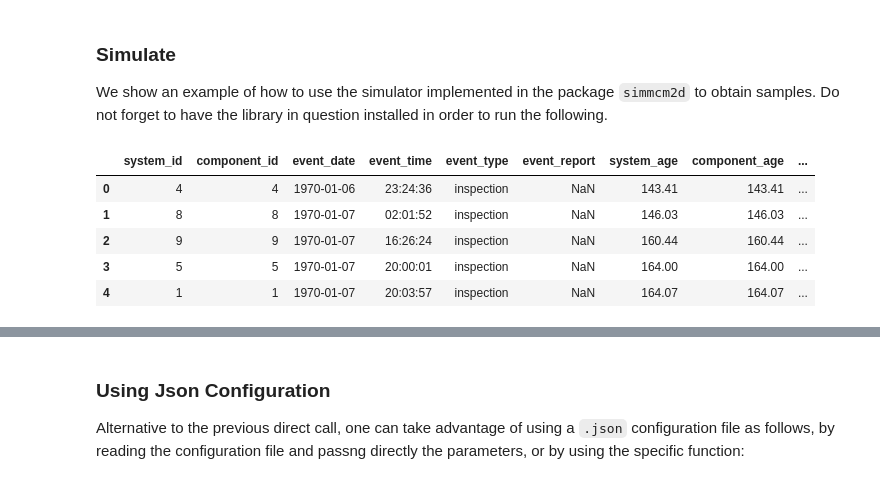
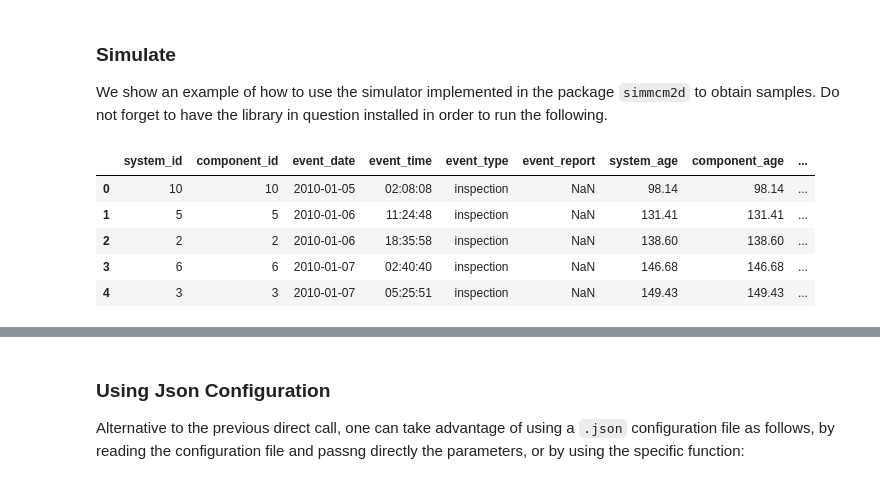
Before and after one commit to alc4ml/ProjetM2D2526, a Jupyter notebook: simmcm2d/examples/simulator_example.ipynb, the cells around one changed output, grey strips where cells are left out. Saved outputs shown, nothing was run; the diff lists cells and outputs as text; code cells hidden in the pictures.

Commit message:
simulator using first and final dates

```diff
--- a/simmcm2d/examples/simulator_example.ipynb
+++ b/simmcm2d/examples/simulator_example.ipynb
@@ -144,15 +56,16 @@ conf = {
     "id_0_system":0
 }
 # %%
-# df = sample_datasets(**conf)
-df = sample_datasets(param, costs, n_systems = 10, n_events = 10000,
-                     time_origin=0, id_0_component=0, id_0_system=0)
+df = sample_datasets(param, costs, n_systems = 10,
+                     date_first = "2010-01-01",
+                     date_final = "2025-12-31 12:00",
+                     id_0_component=0, id_0_system=0)
 
 df.head()
 # %% [output]
 |  | system_id | component_id | event_date | event_time | event_type | event_report | system_age | component_age | ... |
-| 0 | 4 | 4 | 1970-01-06 | 23:24:36 | inspection | NaN | 143.41 | 143.41 | ... |
-| 1 | 8 | 8 | 1970-01-07 | 02:01:52 | inspection | NaN | 146.03 | 146.03 | ... |
-| 2 | 9 | 9 | 1970-01-07 | 16:26:24 | inspection | NaN | 160.44 | 160.44 | ... |
-| 3 | 5 | 5 | 1970-01-07 | 20:00:01 | inspection | NaN | 164.00 | 164.00 | ... |
-| 4 | 1 | 1 | 1970-01-07 | 20:03:57 | inspection | NaN | 164.07 | 164.07 | ... |
+| 0 | 10 | 10 | 2010-01-05 | 02:08:08 | inspection | NaN | 98.14 | 98.14 | ... |
+| 1 | 5 | 5 | 2010-01-06 | 11:24:48 | inspection | NaN | 131.41 | 131.41 | ... |
+| 2 | 2 | 2 | 2010-01-06 | 18:35:58 | inspection | NaN | 138.60 | 138.60 | ... |
+| 3 | 6 | 6 | 2010-01-07 | 02:40:40 | inspection | NaN | 146.68 | 146.68 | ... |
+| 4 | 3 | 3 | 2010-01-07 | 05:25:51 | inspection | NaN | 149.43 | 149.43 | ... |
```
Also changed, not shown: parts of 26 cells of this notebook, 2 other files.
